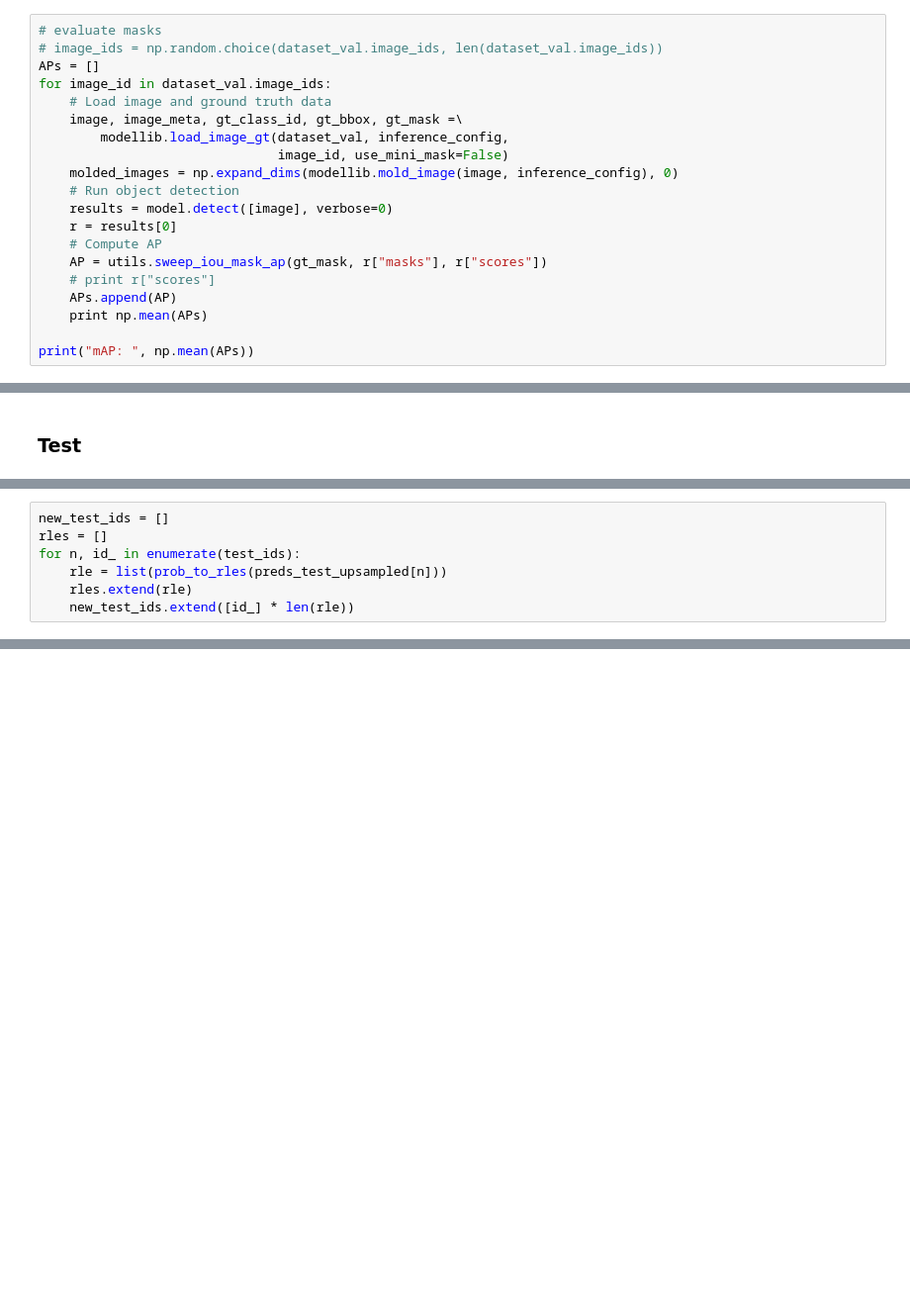
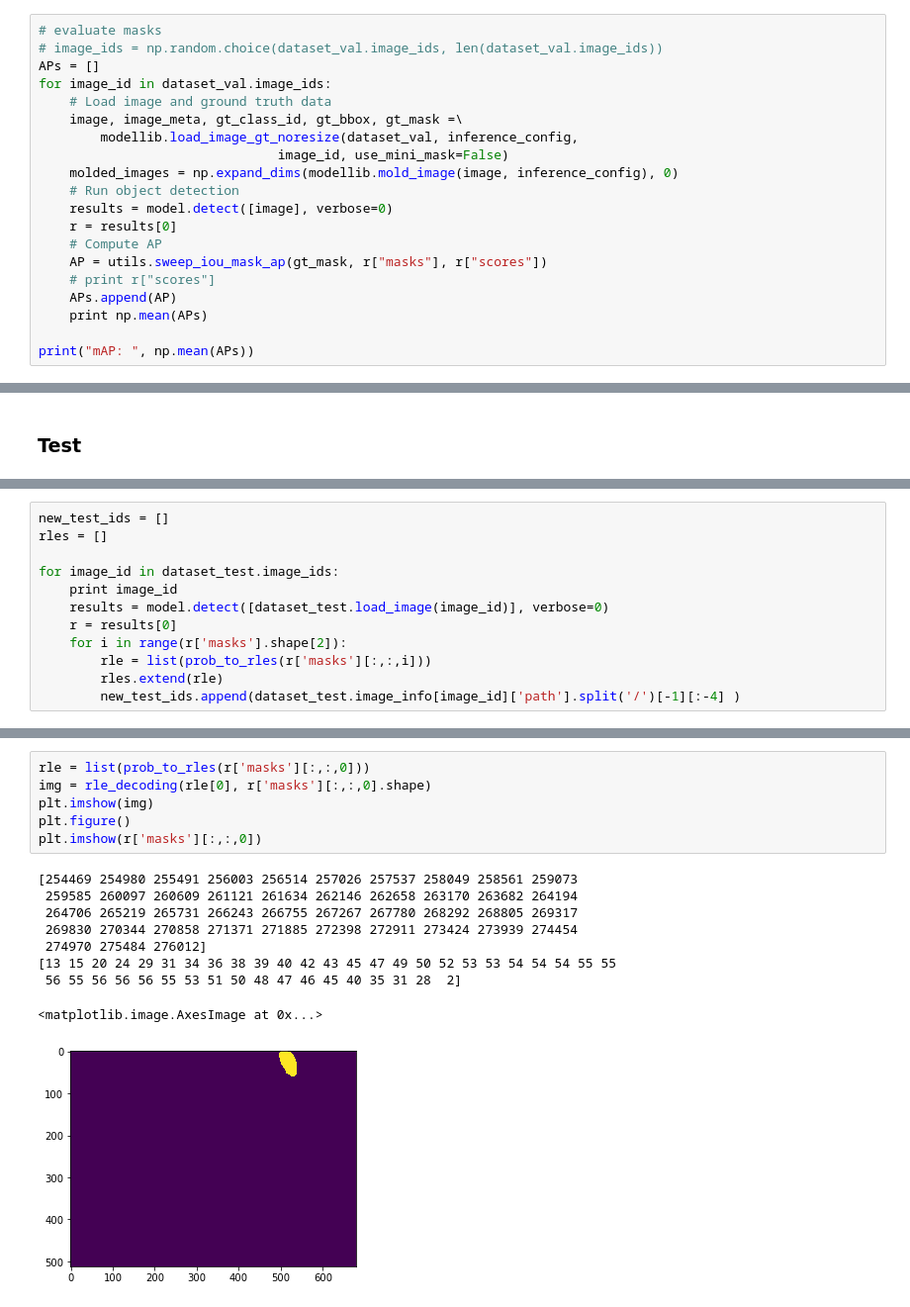
Before and after one commit to wanwanbeen/maskrcnn_nuclei, a Jupyter notebook: nuclei_maskrcnn/main_nuclei.ipynb, the cells around one changed output, grey strips where cells are left out. Shown at 99% size. Drawn from its saved outputs; the diff is of its cells as text; blank space fills up the shorter version.

```diff
--- a/nuclei_maskrcnn/main_nuclei.ipynb
+++ b/nuclei_maskrcnn/main_nuclei.ipynb
@@ -389,7 +389,7 @@ APs = []
 for image_id in dataset_val.image_ids:
     # Load image and ground truth data
     image, image_meta, gt_class_id, gt_bbox, gt_mask =\
-        modellib.load_image_gt(dataset_val, inference_config,
+        modellib.load_image_gt_noresize(dataset_val, inference_config,
                                image_id, use_mini_mask=False)
     molded_images = np.expand_dims(modellib.mold_image(image, inference_config), 0)
     # Run object detection
@@ -441,7 +438,0 @@ def prob_to_rles(x, cutoff=0.5):
-# %%
-new_test_ids = []
-rles = []
-for n, id_ in enumerate(test_ids):
-    rle = list(prob_to_rles(preds_test_upsampled[n]))
-    rles.extend(rle)
-    new_test_ids.extend([id_] * len(rle))
@@ -449,0 +439,12 @@ NameError: name 'preds_test_upsampled' is not defined
+# %%
+new_test_ids = []
+rles = []
+
+for image_id in dataset_test.image_ids:
+    print image_id
+    results = model.detect([dataset_test.load_image(image_id)], verbose=0)
+    r = results[0]
+    for i in range(r['masks'].shape[2]):
+        rle = list(prob_to_rles(r['masks'][:,:,i]))
+        rles.extend(rle)
+        new_test_ids.append(dataset_test.image_info[image_id]['path'].split('/')[-1][:-4] )
@@ -449,0 +469,16 @@ NameError: name 'preds_test_upsampled' is not defined
+# %%
+rle = list(prob_to_rles(r['masks'][:,:,0]))
+img = rle_decoding(rle[0], r['masks'][:,:,0].shape)
+plt.imshow(img)
+plt.figure()
+plt.imshow(r['masks'][:,:,0])
+# %% [output]
+[254469 254980 255491 256003 256514 257026 257537 258049 258561 259073
+ 259585 260097 260609 261121 261634 262146 262658 263170 263682 264194
+ 264706 265219 265731 266243 266755 267267 267780 268292 268805 269317
+ 269830 270344 270858 271371 271885 272398 272911 273424 273939 274454
+ 274970 275484 276012]
+[13 15 20 24 29 31 34 36 38 39 40 42 43 45 47 49 50 52 53 53 54 54 54 55 55
+ 56 55 56 56 56 55 53 51 50 48 47 46 45 40 35 31 28  2]
+<matplotlib.image.AxesImage at 0x...>
+[figure, added]
```
Also changed, not shown: parts of 14 cells of this notebook, 1 other file.
